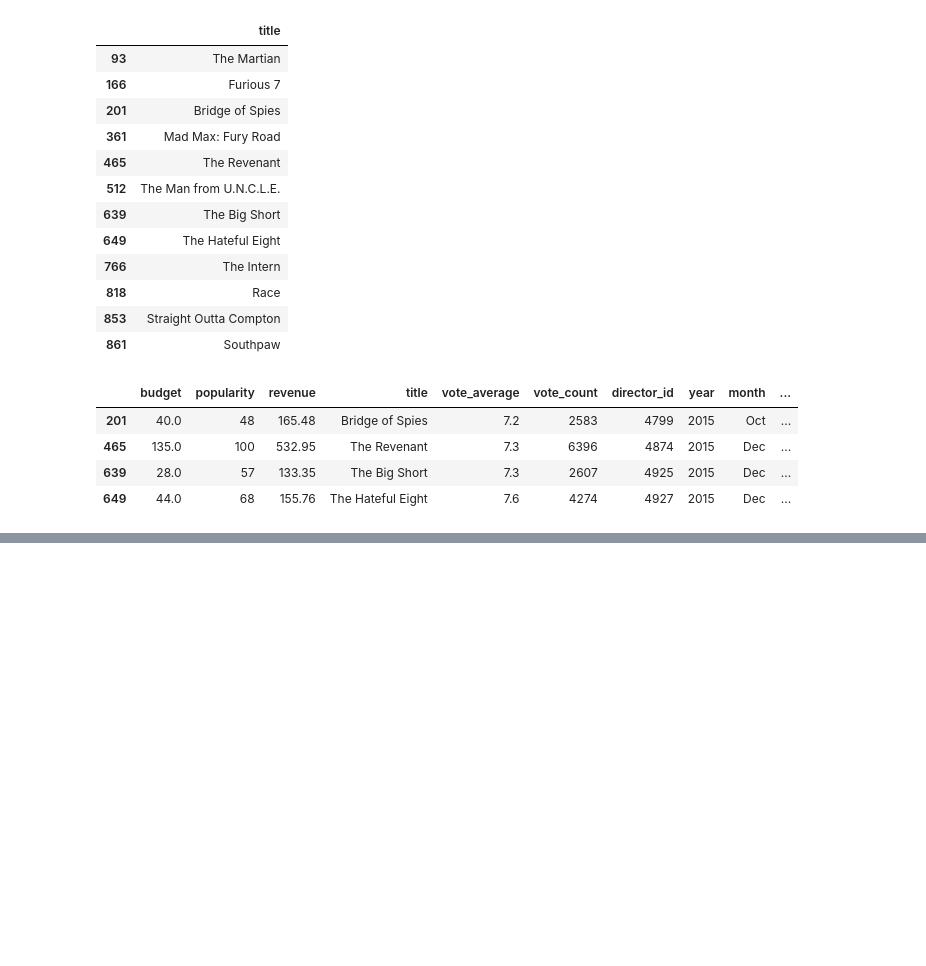
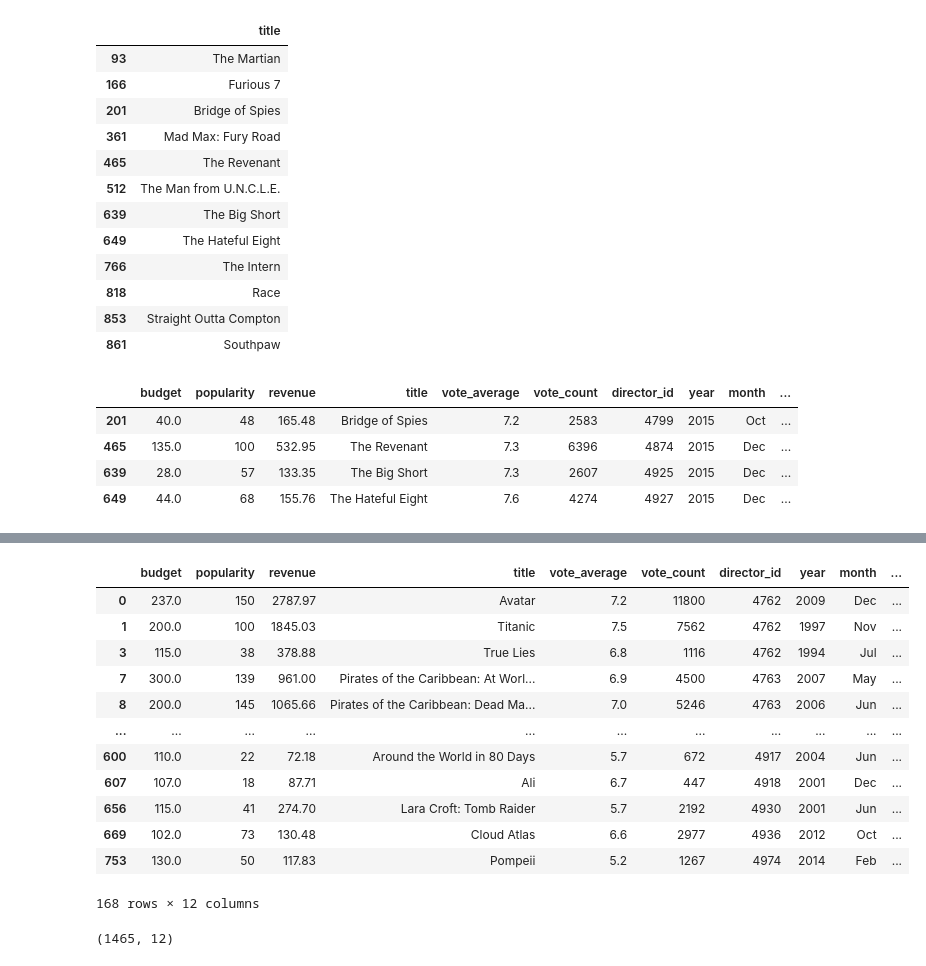
Before and after one commit to jeeet0700/Revision, a Jupyter notebook: Pandas revision.ipynb, the cells around one changed output, grey strips where cells are left out. Cells and saved outputs as stored; diff of their text form; code cells hidden in the pictures; blank space fills up the shorter version.

```diff
--- a/Pandas revision.ipynb
+++ b/Pandas revision.ipynb
@@ -1871,0 +2057,20 @@ dtype: int64
+# %%
+df.loc[df["budget"]>100]
+# %% [output]
+|  | budget | popularity | revenue | title | vote_average | vote_count | director_id | year | month | ... |
+| 0 | 237.0 | 150 | 2787.97 | Avatar | 7.2 | 11800 | 4762 | 2009 | Dec | ... |
+| 1 | 200.0 | 100 | 1845.03 | Titanic | 7.5 | 7562 | 4762 | 1997 | Nov | ... |
+| 3 | 115.0 | 38 | 378.88 | True Lies | 6.8 | 1116 | 4762 | 1994 | Jul | ... |
+| 7 | 300.0 | 139 | 961.00 | Pirates of the Caribbean: At Worl... | 6.9 | 4500 | 4763 | 2007 | May | ... |
+| 8 | 200.0 | 145 | 1065.66 | Pirates of the Caribbean: Dead Ma... | 7.0 | 5246 | 4763 | 2006 | Jun | ... |
+| ... | ... | ... | ... | ... | ... | ... | ... | ... | ... | ... |
+| 600 | 110.0 | 22 | 72.18 | Around the World in 80 Days | 5.7 | 672 | 4917 | 2004 | Jun | ... |
+| 607 | 107.0 | 18 | 87.71 | Ali | 6.7 | 447 | 4918 | 2001 | Dec | ... |
+| 656 | 115.0 | 41 | 274.70 | Lara Croft: Tomb Raider | 5.7 | 2192 | 4930 | 2001 | Jun | ... |
+| 669 | 102.0 | 73 | 130.48 | Cloud Atlas | 6.6 | 2977 | 4936 | 2012 | Oct | ... |
+| 753 | 130.0 | 50 | 117.83 | Pompeii | 5.2 | 1267 | 4974 | 2014 | Feb | ... |
+168 rows × 12 columns
+# %%
+df.shape
+# %% [output]
+(1465, 12)
```
Also changed, not shown: parts of 40 cells of this notebook.
